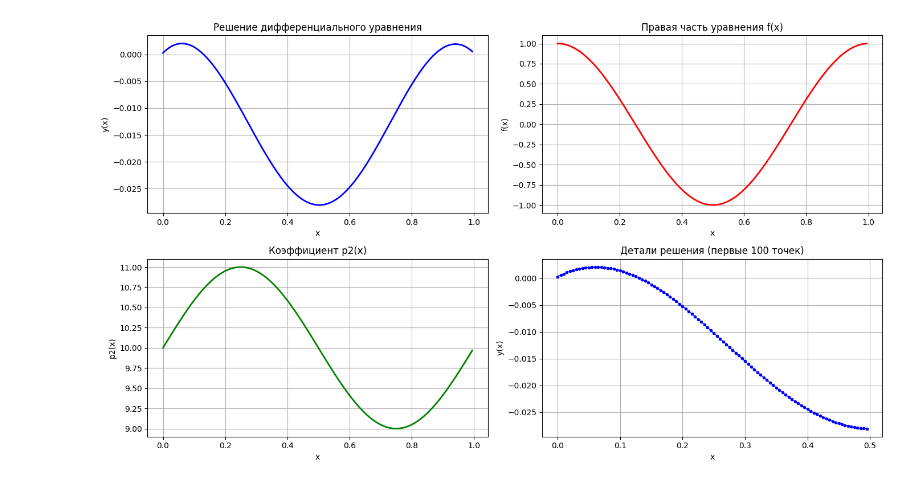
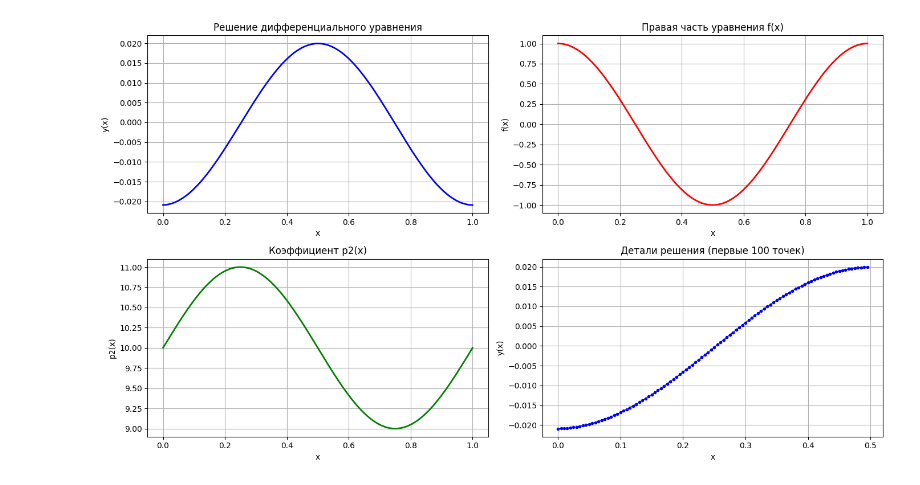
Before and after one commit to NvOiVkItKoOrV/comp_math, a Jupyter notebook: lab_7/lab7.ipynb, the cells around one changed output. Cells and saved outputs as stored; diff of their text form; code cells hidden in the pictures.

```diff
--- a/lab_7/lab7.ipynb
+++ b/lab_7/lab7.ipynb
@@ -1,12 +1,10 @@
 # %%
 import numpy as np
 import matplotlib.pyplot as plt
-from scipy.sparse import diags
-from scipy.sparse.linalg import spsolve
 
 # Параметры задачи
 H = 0.005
-N = int(1.0 / H)
+N = int(1.0 / H) + 1
 
 # Функции коэффициентов
 def p2(x):
@@ -17,51 +15,65 @@ def f(x):
 
 # Реализация метода прогонки для периодических условий
 def solve_periodic():
-    a = np.full(N, -1.0)
-    b = np.zeros(N)
-    c = np.full(N, -1.0)
-    d = np.zeros(N)
+    # Сетка
+    x = np.array([i * H for i in range(N)])
 
-    # Заполнение матрицы и правой части
-    for i in range(N):
-        x = i * H
-        b[i] = 2.0 + H**2 * p2(x)
-        d[i] = H**2 * f(x)
+    # Коэффициенты трёхдиагональной матрицы
+    a = np.full(N, 1.0)  # Поддиагональ
+    b = np.array([2.0 + H**2 * p2(xi) for xi in x])  # Главная диагональ
+    c = np.full(N, 1.0)  # Наддиагональ
+    d = np.array([H**2 * f(xi) for xi in x])  # Правая часть
 
-    # Прямой ход прогонки
+    # Прямой ход: вычисляем alpha, beta, gamma
     alpha = np.zeros(N)
     beta = np.zeros(N)
-    alpha[0] = c[0] / b[0]
-    beta[0] = d[0] / b[0]
+    gamma = np.zeros(N)
 
-    for i in range(1, N-1):
-        denom = b[i] - a[i] * alpha[i-1]
-        alpha[i] = c[i] / denom
-        beta[i] = (d[i] - a[i] * beta[i-1]) / denom
+    alpha[1] = c[0] / b[0]
+    beta[1] = -d[0] / b[0]
+    gamma[1] = a[0] / b[0]
 
-    # Обработка периодического условия
-    denom = b[-1] - a[-1]*alpha[-2] - c[-1]*alpha[0]
-    beta_n = (d[-1] - a[-1]*beta[-2] - c[-1]*beta[0]) / denom
+    for n in range(1, N-1):
+        den = b[n] - a[n] * alpha[n]
+        alpha[n+1] = c[n] / den
+        beta[n+1] = (-d[n] + a[n] * beta[n]) / den
+        gamma[n+1] = (a[n] * gamma[n]) / den
 
-    # Обратный ход прогонки
+    # Условие на последнем узле с учётом периодичности
+    den_N = -b[N-1] + a[N-1] * (alpha[N-1] + gamma[N-1])
+    mu_N = -c[N-1] / den_N
+    nu_N = (d[N-1] - a[N-1] * beta[N-1]) / den_N
+
+    # Обратный ход: вычисляем mu, nu
+    mu = np.zeros(N)
+    nu = np.zeros(N)
+    mu[N-1] = mu_N
+    nu[N-1] = nu_N
+
+    for n in range(N-1, 0, -1):
+        mu[n-1] = alpha[n] * mu[n] + gamma[n] * mu_N
+        nu[n-1] = beta[n] + alpha[n] * nu[n] + gamma[n] * nu_N
+
+    # Вычисляем y[0] (с учётом y[0] = y[N-1])
+    y0 = nu[0] / (1.0 - mu[0])
+
+    # Вычисляем решение y
     y = np.zeros(N)
-    y[-1] = beta_n
+    y[0] = y0
+    y[N-1] = mu[N-1] * y[0] + nu[N-1]
 
-    for i in range(N-2, -1, -1):
-        y[i] = beta[i] - alpha[i] * y[i+1]
+    for n in range(N-1, 0, -1):
+        y[n-1] = alpha[n] * y[n] + beta[n] + gamma[n] * y[N-1]
 
-    return y
+    return x, y
 
-# Решение задачи
-solution = solve_periodic()
+# Получаем решение
+x_values, solution = solve_periodic()
 
-# Создание массива x-координат
-x_values = np.linspace(0, 1, N, endpoint=False)
-
-# Построение графиков
+# Визуализация
 plt.figure(figsize=(14, 8))
 
-# Основной график решения
+# График решения
 plt.subplot(2, 2, 1)
 plt.plot(x_values, solution, 'b-', linewidth=2)
 plt.title('Решение дифференциального уравнения')
@@ -69,7 +81,7 @@ plt.xlabel('x')
 plt.ylabel('y(x)')
 plt.grid(True)
 
-# График правой части
+# График правой части f(x)
 plt.subplot(2, 2, 2)
 plt.plot(x_values, f(x_values), 'r-', linewidth=2)
 plt.title('Правая часть уравнения f(x)')
@@ -77,35 +89,35 @@ plt.xlabel('x')
 plt.ylabel('f(x)')
 plt.grid(True)
 
 # График коэффициента p2(x)
 plt.subplot(2, 2, 3)
 plt.plot(x_values, p2(x_values), 'g-', linewidth=2)
 plt.title('Коэффициент p2(x)')
 plt.xlabel('x')
 plt.ylabel('p2(x)')
 plt.grid(True)
 
-# Детальный просмотр решения (первые 100 точек)
+# Детали решения (первые 100 точек)
 plt.subplot(2, 2, 4)
 plt.plot(x_values[:100], solution[:100], 'b-o', markersize=3, linewidth=1)
 plt.title('Детали решения (первые 100 точек)')
 plt.xlabel('x')
 plt.ylabel('y(x)')
 plt.grid(True)
 
 plt.tight_layout()
 plt.show()
 
 # Сохранение данных
 np.savetxt('solution_data.txt',
            np.column_stack((x_values, solution)),
-           fmt='%.5f',
+           fmt='%.5f %.10f',
            header='x y')
 
 # Вывод первых 10 значений
 print("Первые 10 значений решения:")
 for i in range(10):
-    print(f"x = {x_values[i]:.5f}, y = {solution[i]:.5f}")
+    print(f"x = {x_values[i]:.5f}, y = {solution[i]:.10f}")
 # %% [output]
-[figure, old version]
+[figure, new version]
 Первые 10 значений решения:
```
Also changed, not shown: parts of 1 cell of this notebook, 1 other file.
